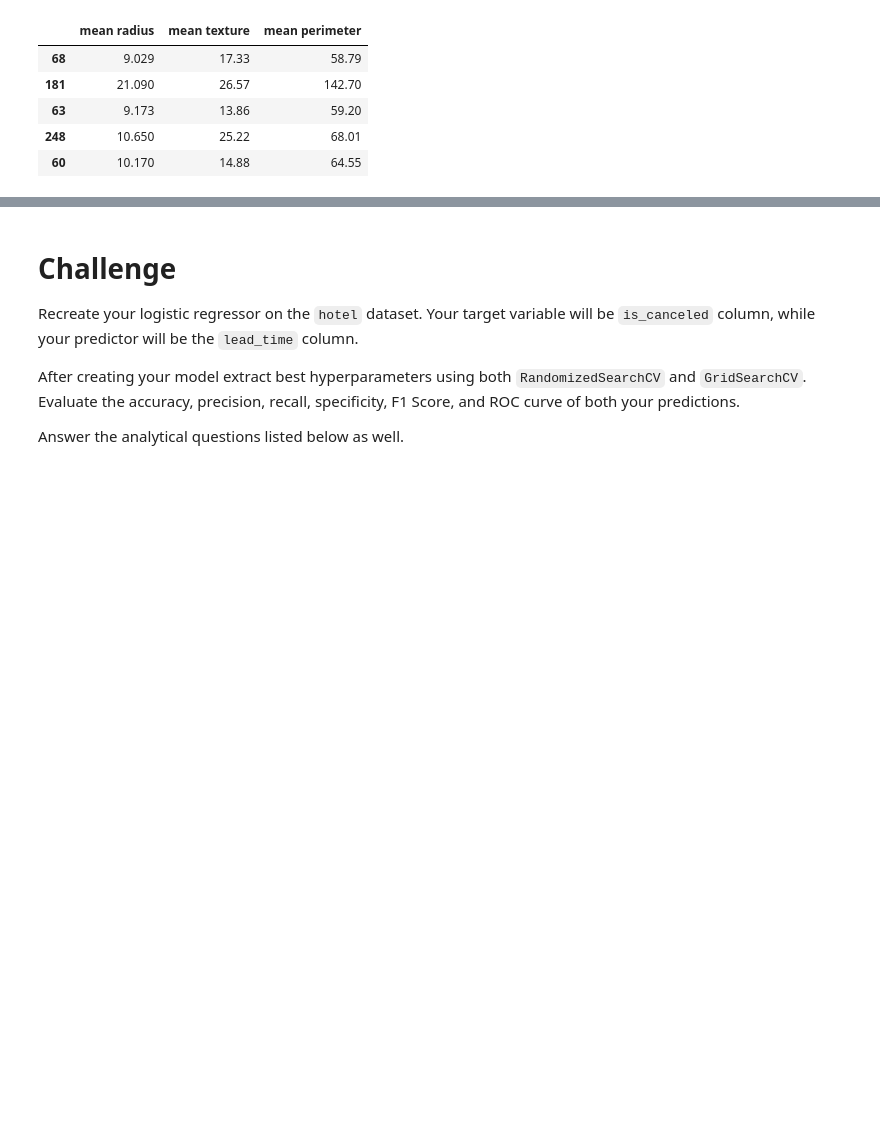
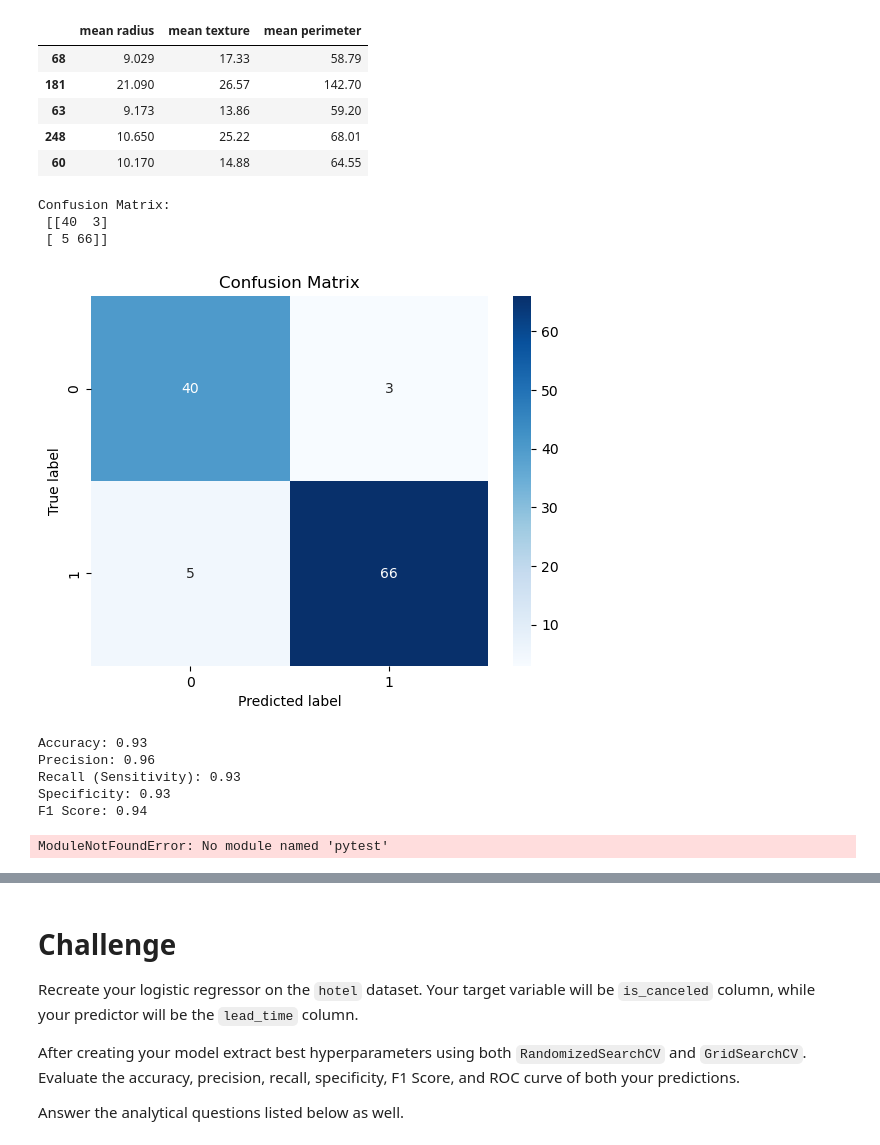
Before and after one commit to winni-datadiva/TKH-26-labs, a Jupyter notebook: Phase_2/python_workbooks/log_regression_accuracy.ipynb, the cells around one changed output, grey strips where cells are left out. Cells and saved outputs as stored; diff of their text form; code cells hidden in the pictures; blank space fills up the shorter version.

Commit message:
log regression (work on Tues lab); add Wed lab files

```diff
--- a/Phase_2/python_workbooks/log_regression_accuracy.ipynb
+++ b/Phase_2/python_workbooks/log_regression_accuracy.ipynb
@@ -52,6 +52,7 @@ X_train.head()
 # %%
 # initialize and train the model
 model = LogisticRegression(max_iter=10000)
+model.fit(X_train, y_train)
 
 # Make predictions
 y_pred = model.predict(X_test)
@@ -59,3 +60,7 @@ y_pred = model.predict(X_test)
 # generate a confusion matrix
 cm = confusion_matrix(y_test, y_pred)
 print("Confusion Matrix:\n", cm)
+# %% [output]
+Confusion Matrix:
+ [[40  3]
+ [ 5 66]]
@@ -67,3 +67,18 @@ log_reg_1.summary()
+# %%
+# Confusion Matrix Heatmap (added by Winni)
+class_names = [0, 1]     # define the class names
+
+# Plot the confusion matrix
+fig, ax = plt.subplots()
+
+sns.heatmap(cm, annot=True, cmap=plt.cm.Blues, fmt="d", xticklabels=class_names, yticklabels=class_names, ax=ax)
+
+plt.ylabel('True label')
+plt.xlabel('Predicted label')
+plt.title('Confusion Matrix')
+plt.show()
+# %% [output]
+[figure, added]
 # %%
 # calculate all measures of accuracy
 accuracy = accuracy_score(y_test, y_pred)
@@ -80,3 +95,39 @@ print(f"Precision: {precision:.2f}")
 print(f"Recall (Sensitivity): {recall:.2f}")
 print(f"Specificity: {specificity:.2f}")
 print(f"F1 Score: {f1:.2f}")
+# %% [output]
+Accuracy: 0.93
+Precision: 0.96
+Recall (Sensitivity): 0.93
+Specificity: 0.93
+F1 Score: 0.94
+# %%
+# getting logistic regression model in statsmodels
+# code from statsmodels github[https://github.com/statsmodels/statsmodels/blob/main/examples/python/influence_glm_logit.py]
+
+import os.path
+from statsmodels.genmod.generalized_linear_model import GLM
+from statsmodels.genmod import families
+
+plt.rc("figure", figsize=(16, 8))
+plt.rc("font", size=14)
+
+import statsmodels.stats.tests.test_influence
+
+test_module = statsmodels.stats.tests.test_influence.__file__
+cur_dir = cur_dir = os.path.abspath(os.path.dirname(test_module))
+
+file_name = "binary_constrict.csv"
+file_path = os.path.join(cur_dir, "results", file_name)
+df = pd.read_csv(file_path, index_col=0)
+
+res = GLM(
+    df["constrict"],
+    df[["const", "log_rate", "log_volumne"]],
+    family=families.Binomial(),
+).fit(attach_wls=True, atol=1e-10)
+print(res.summary())
+
+# need to edit & update for current dataset
+# %% [output]
+ModuleNotFoundError: No module named 'pytest'
```
Also changed, not shown: parts of 3 cells of this notebook, 1 other file.
